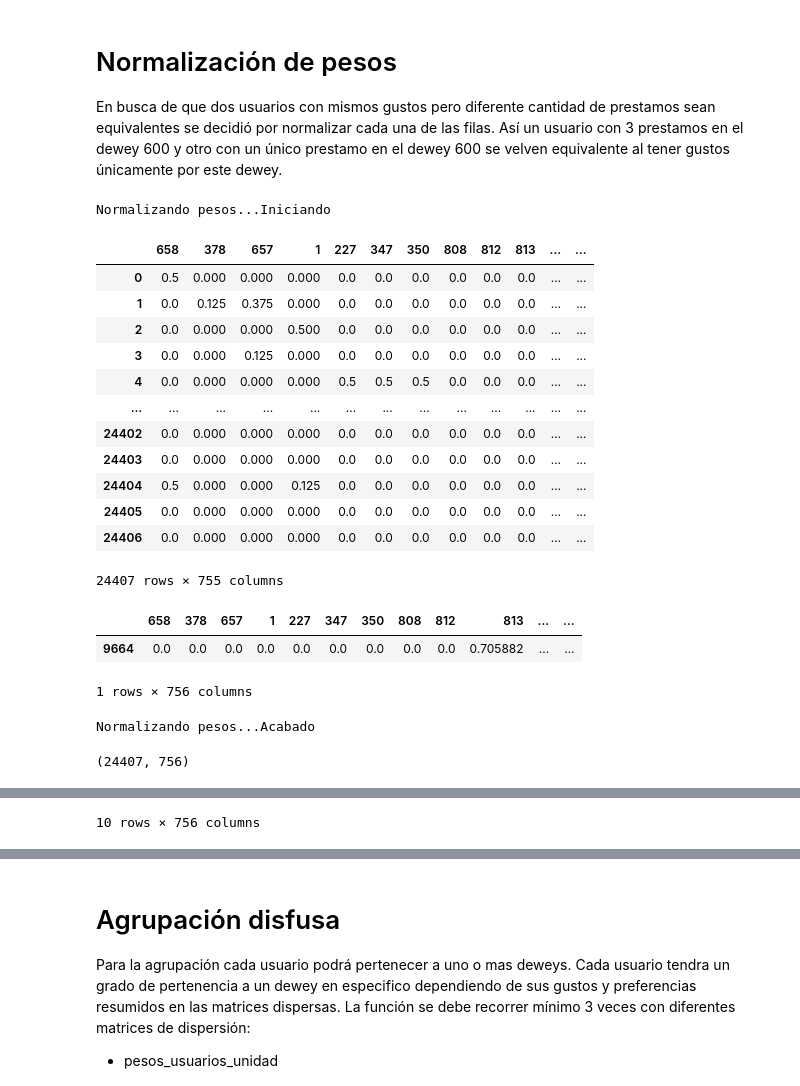
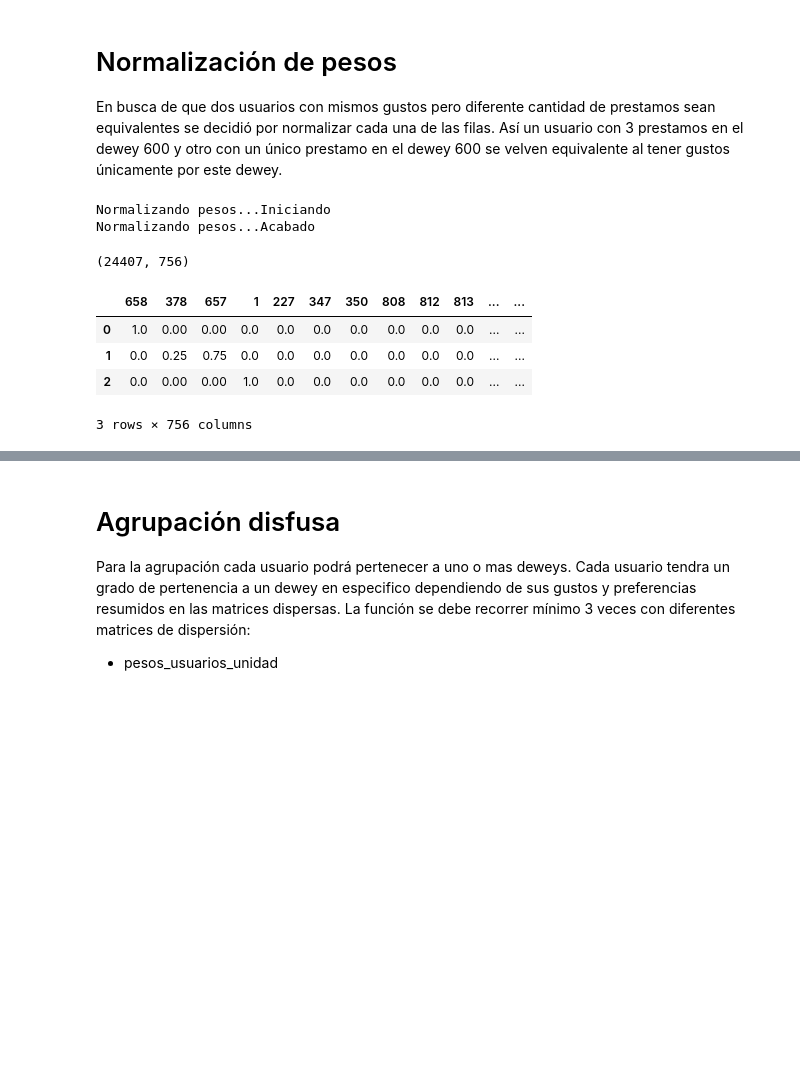
Before and after one commit to Johan-Ortegon-1/uaque, a Jupyter notebook: V2_Clustering_+_Recomendations/ClusteringYRecomendacionesDifusas.ipynb, the cells around one changed output, grey strips where cells are left out. Saved outputs shown, nothing was run; the diff lists cells and outputs as text; code cells hidden in the pictures; blank space fills up the shorter version.

```diff
--- a/V2_Clustering_+_Recomendations/ClusteringYRecomendacionesDifusas.ipynb
+++ b/V2_Clustering_+_Recomendations/ClusteringYRecomendacionesDifusas.ipynb
@@ -41,3 +41,9 @@ A partir del análisis con expertos en negocio, se ha entendido que es important
 La disminución del peso será exponencial según la diferencia con el año actual y se calculará con la siguiente formula:
 
 $Peso = \frac{1}{2^{(2021-20xx)}}$
+# %%
+#Obtenemos el año actual
+import datetime
+now = datetime.datetime.now()
+anio_actual = int(now.year)
+print("Anio Actual: ", anio_actual)
@@ -44,3 +52,4 @@ $Peso = \frac{1}{2^{(2021-20xx)}}$
 # %%
 #Creamos la columna pesos para el dataframe a partir del año en que se realizó el prestamo
-join["Peso"] = join.apply(lambda row: 1/2**(2021-row.Year), axis=1 )
+join["Peso"] = join.apply(lambda row: 1/2**(anio_actual-row.Year), axis=1 )
+join[["Year","Peso"]]
@@ -186,7 +226,7 @@ def normalizar_pesos(pesos_usuario):
     print("Normalizando pesos...Iniciando")
     usuarios = pesos_usuario['IDUsuario']
     pesos_usuario = pesos_usuario.apply(pd.to_numeric, errors='coerce').drop(["IDUsuario"],axis=1)
-    display(pesos_usuario)
+    #display(pesos_usuario)
     #Normalizamos por fila
     sumatoria = pesos_usuario.max(axis=1)
     pesos_norm = pesos_usuario.div(pesos_usuario.sum(axis=1), axis=0)
@@ -199,24 +239,13 @@ def normalizar_pesos(pesos_usuario):
 # %%
 pesos_norm_id_unidad = normalizar_pesos(pesos_usuarios_unidad)
 display(pesos_norm_id_unidad.shape)
-pesos_norm_id_unidad.head(10)
+pesos_norm_id_unidad.head(3)
 # %% [output]
 Normalizando pesos...Iniciando
+Normalizando pesos...Acabado
+(24407, 756)
 |  | 658 | 378 | 657 | 1 | 227 | 347 | 350 | 808 | 812 | 813 | ... | ... |
-| 0 | 0.5 | 0.000 | 0.000 | 0.000 | 0.0 | 0.0 | 0.0 | 0.0 | 0.0 | 0.0 | ... | ... |
-| 1 | 0.0 | 0.125 | 0.375 | 0.000 | 0.0 | 0.0 | 0.0 | 0.0 | 0.0 | 0.0 | ... | ... |
-| 2 | 0.0 | 0.000 | 0.000 | 0.500 | 0.0 | 0.0 | 0.0 | 0.0 | 0.0 | 0.0 | ... | ... |
-| 3 | 0.0 | 0.000 | 0.125 | 0.000 | 0.0 | 0.0 | 0.0 | 0.0 | 0.0 | 0.0 | ... | ... |
-| 4 | 0.0 | 0.000 | 0.000 | 0.000 | 0.5 | 0.5 | 0.5 | 0.0 | 0.0 | 0.0 | ... | ... |
-| ... | ... | ... | ... | ... | ... | ... | ... | ... | ... | ... | ... | ... |
-| 24402 | 0.0 | 0.000 | 0.000 | 0.000 | 0.0 | 0.0 | 0.0 | 0.0 | 0.0 | 0.0 | ... | ... |
-| 24403 | 0.0 | 0.000 | 0.000 | 0.000 | 0.0 | 0.0 | 0.0 | 0.0 | 0.0 | 0.0 | ... | ... |
-| 24404 | 0.5 | 0.000 | 0.000 | 0.125 | 0.0 | 0.0 | 0.0 | 0.0 | 0.0 | 0.0 | ... | ... |
-| 24405 | 0.0 | 0.000 | 0.000 | 0.000 | 0.0 | 0.0 | 0.0 | 0.0 | 0.0 | 0.0 | ... | ... |
-| 24406 | 0.0 | 0.000 | 0.000 | 0.000 | 0.0 | 0.0 | 0.0 | 0.0 | 0.0 | 0.0 | ... | ... |
+| 0 | 1.0 | 0.00 | 0.00 | 0.0 | 0.0 | 0.0 | 0.0 | 0.0 | 0.0 | 0.0 | ... | ... |
+| 1 | 0.0 | 0.25 | 0.75 | 0.0 | 0.0 | 0.0 | 0.0 | 0.0 | 0.0 | 0.0 | ... | ... |
+| 2 | 0.0 | 0.00 | 0.00 | 1.0 | 0.0 | 0.0 | 0.0 | 0.0 | 0.0 | 0.0 | ... | ... |
-24407 rows × 755 columns
-|  | 658 | 378 | 657 | 1 | 227 | 347 | 350 | 808 | 812 | 813 | ... | ... |
-| 9664 | 0.0 | 0.0 | 0.0 | 0.0 | 0.0 | 0.0 | 0.0 | 0.0 | 0.0 | 0.705882 | ... | ... |
-1 rows × 756 columns
+3 rows × 756 columns
-Normalizando pesos...Acabado
-(24407, 756)
@@ -234,4 +252,3 @@ Normalizando pesos...Acabado
-10 rows × 756 columns
 # %%
 pesos_norm_id_decena = normalizar_pesos(pesos_usuarios_decena)
 display(pesos_norm_id_decena.shape)
```
Also changed, not shown: parts of 48 cells of this notebook.
